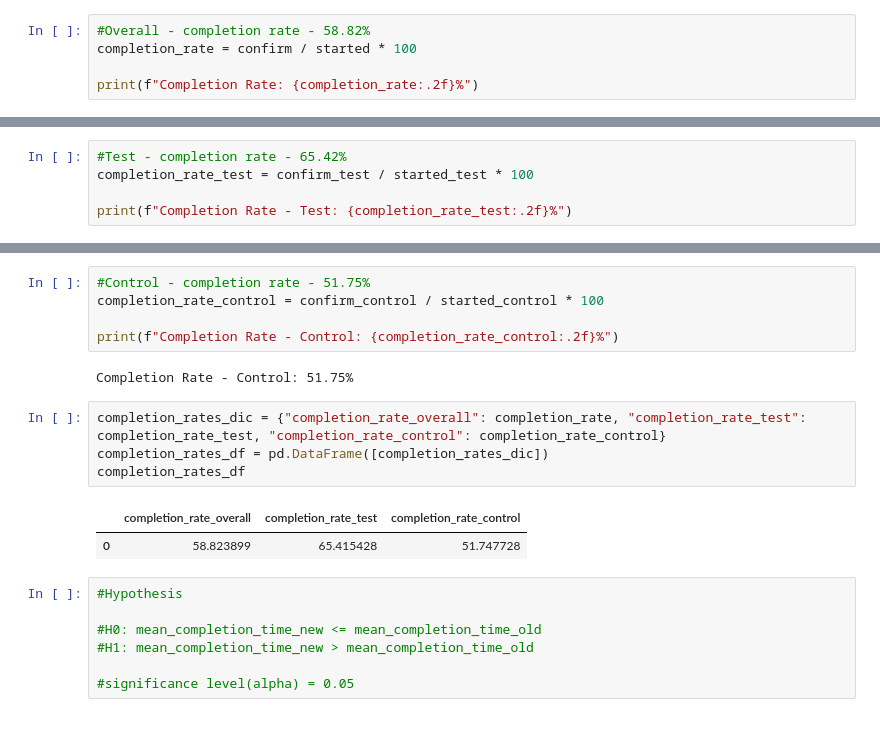
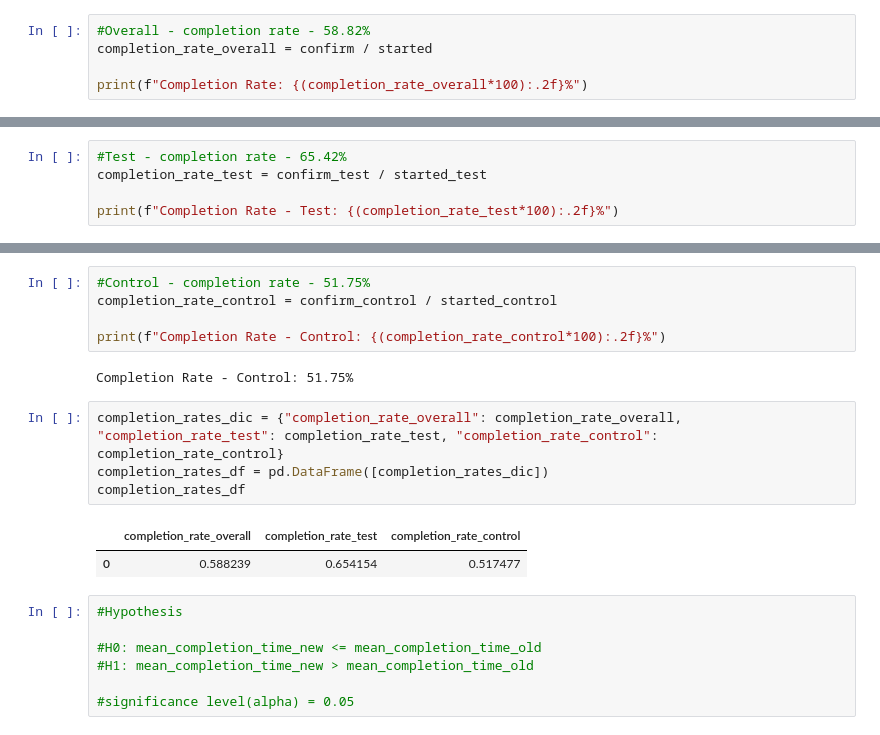
Before and after one commit to SeenoUrbanism/vanguard-ab-test, a Jupyter notebook: notebook/df_merged_two_sample_test_completion_rate.ipynb, the cells around one changed output, grey strips where cells are left out. Cells and saved outputs as stored; diff of their text form.

```diff
--- a/notebook/df_merged_two_sample_test_completion_rate.ipynb
+++ b/notebook/df_merged_two_sample_test_completion_rate.ipynb
@@ -469,9 +469,9 @@ confirm
 37442
 # %%
 #Overall - completion rate - 58.82%
-completion_rate = confirm / started * 100
+completion_rate_overall = confirm / started
 
-print(f"Completion Rate: {completion_rate:.2f}%")
+print(f"Completion Rate: {(completion_rate_overall*100):.2f}%")
 # %% [output]
 Completion Rate: 58.82%
 # %%
@@ -521,9 +521,9 @@ confirm_test
 21557
 # %%
 #Test - completion rate - 65.42%
-completion_rate_test = confirm_test / started_test * 100
+completion_rate_test = confirm_test / started_test
 
-print(f"Completion Rate - Test: {completion_rate_test:.2f}%")
+print(f"Completion Rate - Test: {(completion_rate_test*100):.2f}%")
 # %% [output]
 Completion Rate - Test: 65.42%
 # %%
@@ -574,18 +574,18 @@ confirm_control
 15885
 # %%
 #Control - completion rate - 51.75%
-completion_rate_control = confirm_control / started_control * 100
+completion_rate_control = confirm_control / started_control
 
-print(f"Completion Rate - Control: {completion_rate_control:.2f}%")
+print(f"Completion Rate - Control: {(completion_rate_control*100):.2f}%")
 # %% [output]
 Completion Rate - Control: 51.75%
 # %%
-completion_rates_dic = {"completion_rate_overall": completion_rate, "completion_rate_test": completion_rate_test, "completion_rate_control": completion_rate_control}
+completion_rates_dic = {"completion_rate_overall": completion_rate_overall, "completion_rate_test": completion_rate_test, "completion_rate_control": completion_rate_control}
 completion_rates_df = pd.DataFrame([completion_rates_dic])
 completion_rates_df
 # %% [output]
 |  | completion_rate_overall | completion_rate_test | completion_rate_control |
-| 0 | 58.823899 | 65.415428 | 51.747728 |
+| 0 | 0.588239 | 0.654154 | 0.517477 |
 # %%
 #Hypothesis
 
```
Also changed, not shown: parts of 9 cells of this notebook.
